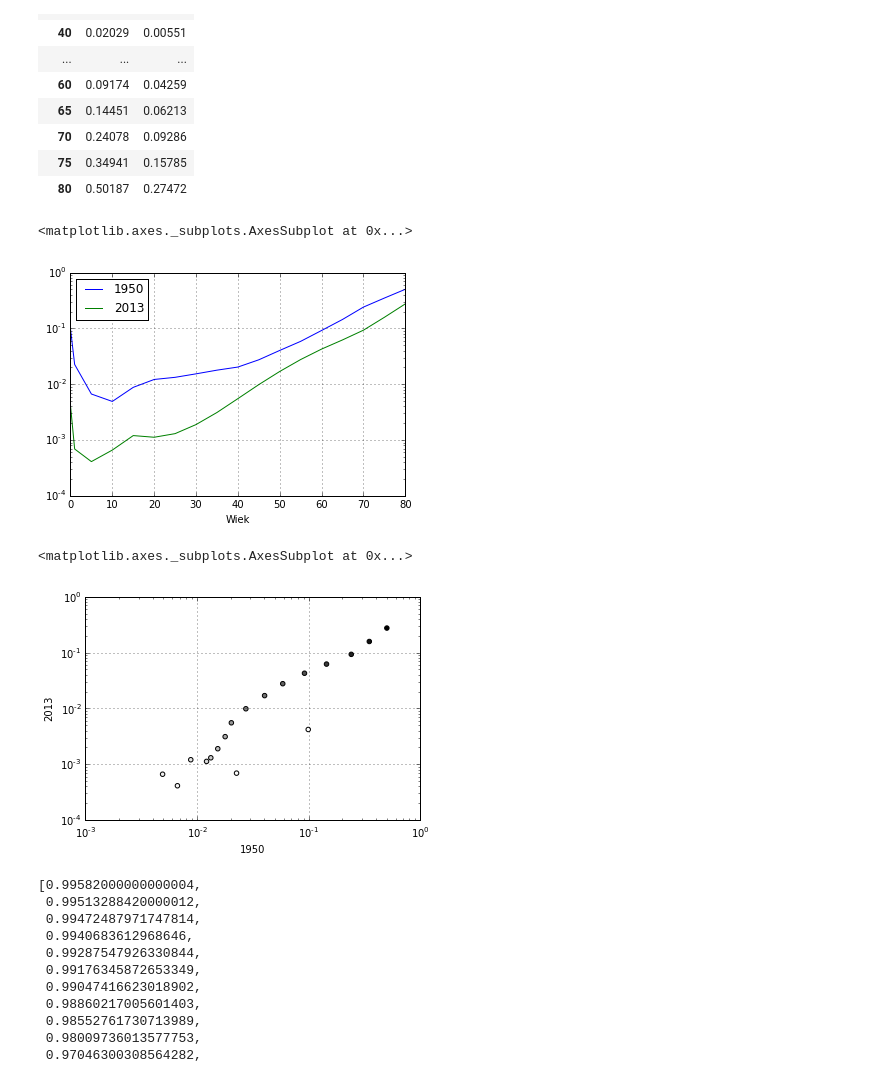
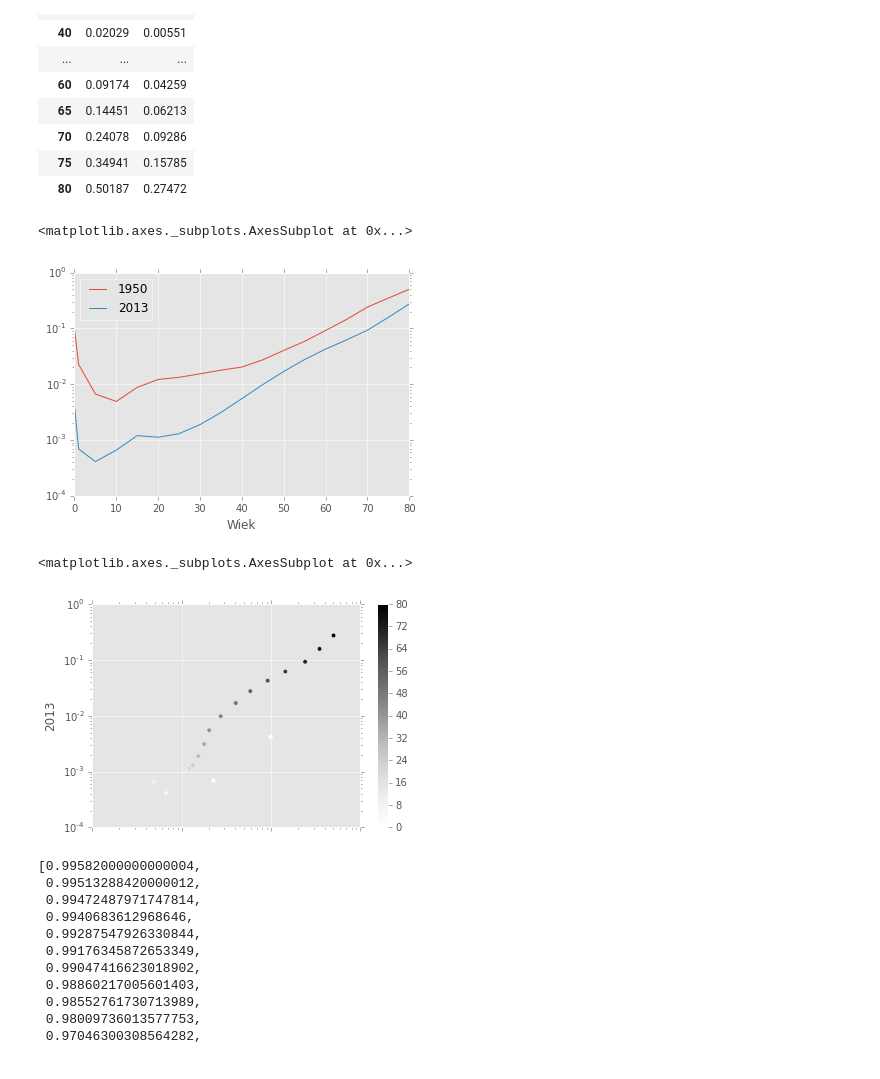
Before and after one commit to DELabUW/szkola-letnia-2015, a Jupyter notebook: zajecia/dzien0_wykresy_start.ipynb, the cells around one changed output. Drawn from its saved outputs; the diff is of its cells as text; code cells hidden in the pictures.

```diff
--- a/zajecia/dzien0_wykresy_start.ipynb
+++ b/zajecia/dzien0_wykresy_start.ipynb
@@ -11,5 +11,7 @@ import pandas as pd
 
 # biblioteka do wykresów
 import matplotlib.pyplot as plt
+import matplotlib
+matplotlib.style.use('ggplot')
 # %% [markdown]
 Umiejętność robienia wykresów to sprawa życia i śmierci (w zawodzie) dla analizujących dane.
@@ -135,14 +165,15 @@ df_k[["1950", "2013"]]
 df_k[["1950", "2013"]].plot(logy=True)
 # %% [output]
 <matplotlib.axes._subplots.AxesSubplot at 0x...>
-[figure, old version]
+[figure, new version]
 # %%
 df_k.plot(x="1950", y="2013", c=df_k.index.values,
           kind='scatter',
-          logx=True, logy=True)
+          logx=True, logy=True,
+          colorbar=True)
 # %% [output]
 <matplotlib.axes._subplots.AxesSubplot at 0x...>
-[figure, old version]
+[figure, new version]
 # %%
 prwadop = 1
 dozycia = []
```
Also changed, not shown: parts of 16 cells of this notebook.
